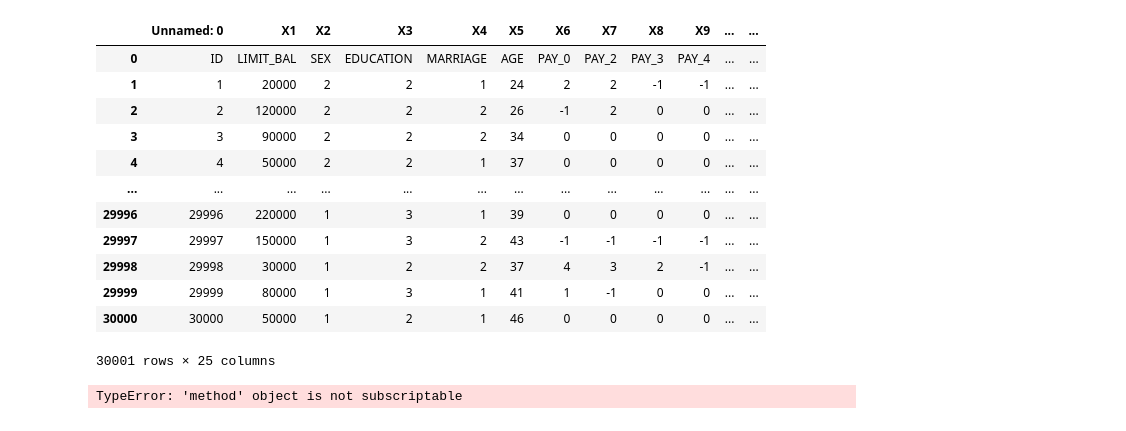
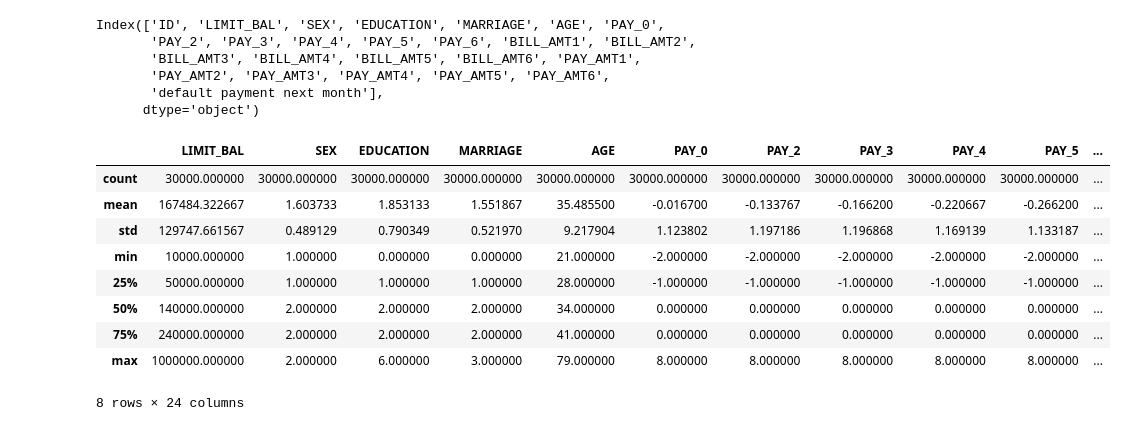
Before and after one commit to manish7065/Credit-Card-proj, a Jupyter notebook: trial.ipynb, the cells around one changed output. Saved outputs shown, nothing was run; the diff lists cells and outputs as text; code cells hidden in the pictures.

```diff
--- a/trial.ipynb
+++ b/trial.ipynb
@@ -31,20 +86,24 @@ df.shape
 # %%
-df
+df.columns
 # %% [output]
-|  | Unnamed: 0 | X1 | X2 | X3 | X4 | X5 | X6 | X7 | X8 | X9 | ... | ... |
-| 0 | ID | LIMIT_BAL | SEX | EDUCATION | MARRIAGE | AGE | PAY_0 | PAY_2 | PAY_3 | PAY_4 | ... | ... |
-| 1 | 1 | 20000 | 2 | 2 | 1 | 24 | 2 | 2 | -1 | -1 | ... | ... |
-| 2 | 2 | 120000 | 2 | 2 | 2 | 26 | -1 | 2 | 0 | 0 | ... | ... |
-| 3 | 3 | 90000 | 2 | 2 | 2 | 34 | 0 | 0 | 0 | 0 | ... | ... |
-| 4 | 4 | 50000 | 2 | 2 | 1 | 37 | 0 | 0 | 0 | 0 | ... | ... |
-| ... | ... | ... | ... | ... | ... | ... | ... | ... | ... | ... | ... | ... |
-| 29996 | 29996 | 220000 | 1 | 3 | 1 | 39 | 0 | 0 | 0 | 0 | ... | ... |
-| 29997 | 29997 | 150000 | 1 | 3 | 2 | 43 | -1 | -1 | -1 | -1 | ... | ... |
-| 29998 | 29998 | 30000 | 1 | 2 | 2 | 37 | 4 | 3 | 2 | -1 | ... | ... |
-| 29999 | 29999 | 80000 | 1 | 3 | 1 | 41 | 1 | -1 | 0 | 0 | ... | ... |
-| 30000 | 30000 | 50000 | 1 | 2 | 1 | 46 | 0 | 0 | 0 | 0 | ... | ... |
-30001 rows × 25 columns
+Index(['ID', 'LIMIT_BAL', 'SEX', 'EDUCATION', 'MARRIAGE', 'AGE', 'PAY_0',
+       'PAY_2', 'PAY_3', 'PAY_4', 'PAY_5', 'PAY_6', 'BILL_AMT1', 'BILL_AMT2',
+       'BILL_AMT3', 'BILL_AMT4', 'BILL_AMT5', 'BILL_AMT6', 'PAY_AMT1',
+       'PAY_AMT2', 'PAY_AMT3', 'PAY_AMT4', 'PAY_AMT5', 'PAY_AMT6',
+       'default payment next month'],
+      dtype='object')
 # %%
-df.drop('ID')
+df=df.drop(['ID'],axis=1)
-# %% [output]
-TypeError: 'method' object is not subscriptable
+# %%
+df.describe()
+# %% [output]
+|  | LIMIT_BAL | SEX | EDUCATION | MARRIAGE | AGE | PAY_0 | PAY_2 | PAY_3 | PAY_4 | PAY_5 | ... |
+| count | 30000.000000 | 30000.000000 | 30000.000000 | 30000.000000 | 30000.000000 | 30000.000000 | 30000.000000 | 30000.000000 | 30000.000000 | 30000.000000 | ... |
+| mean | 167484.322667 | 1.603733 | 1.853133 | 1.551867 | 35.485500 | -0.016700 | -0.133767 | -0.166200 | -0.220667 | -0.266200 | ... |
+| std | 129747.661567 | 0.489129 | 0.790349 | 0.521970 | 9.217904 | 1.123802 | 1.197186 | 1.196868 | 1.169139 | 1.133187 | ... |
+| min | 10000.000000 | 1.000000 | 0.000000 | 0.000000 | 21.000000 | -2.000000 | -2.000000 | -2.000000 | -2.000000 | -2.000000 | ... |
+| 25% | 50000.000000 | 1.000000 | 1.000000 | 1.000000 | 28.000000 | -1.000000 | -1.000000 | -1.000000 | -1.000000 | -1.000000 | ... |
+| 50% | 140000.000000 | 2.000000 | 2.000000 | 2.000000 | 34.000000 | 0.000000 | 0.000000 | 0.000000 | 0.000000 | 0.000000 | ... |
+| 75% | 240000.000000 | 2.000000 | 2.000000 | 2.000000 | 41.000000 | 0.000000 | 0.000000 | 0.000000 | 0.000000 | 0.000000 | ... |
+| max | 1000000.000000 | 2.000000 | 6.000000 | 3.000000 | 79.000000 | 8.000000 | 8.000000 | 8.000000 | 8.000000 | 8.000000 | ... |
+8 rows × 24 columns
```
Also changed, not shown: parts of 30 cells of this notebook.
